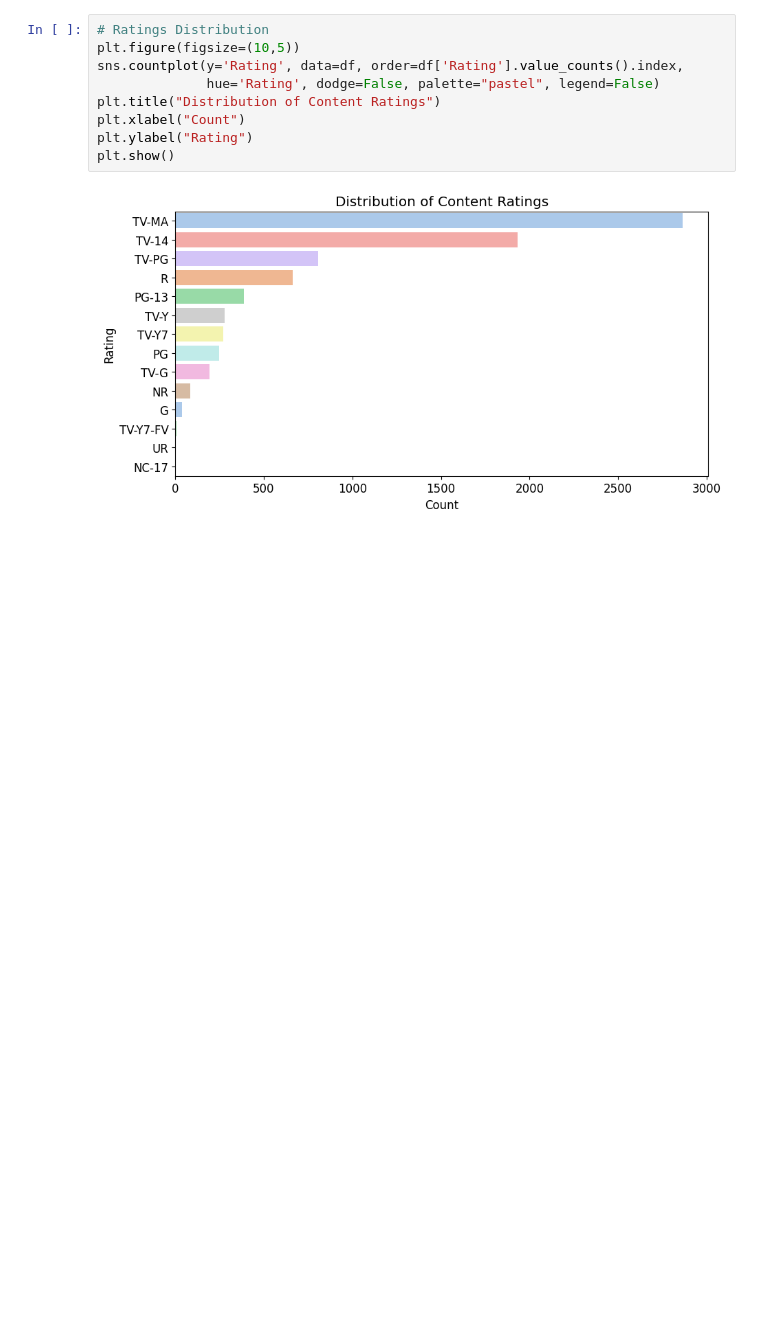
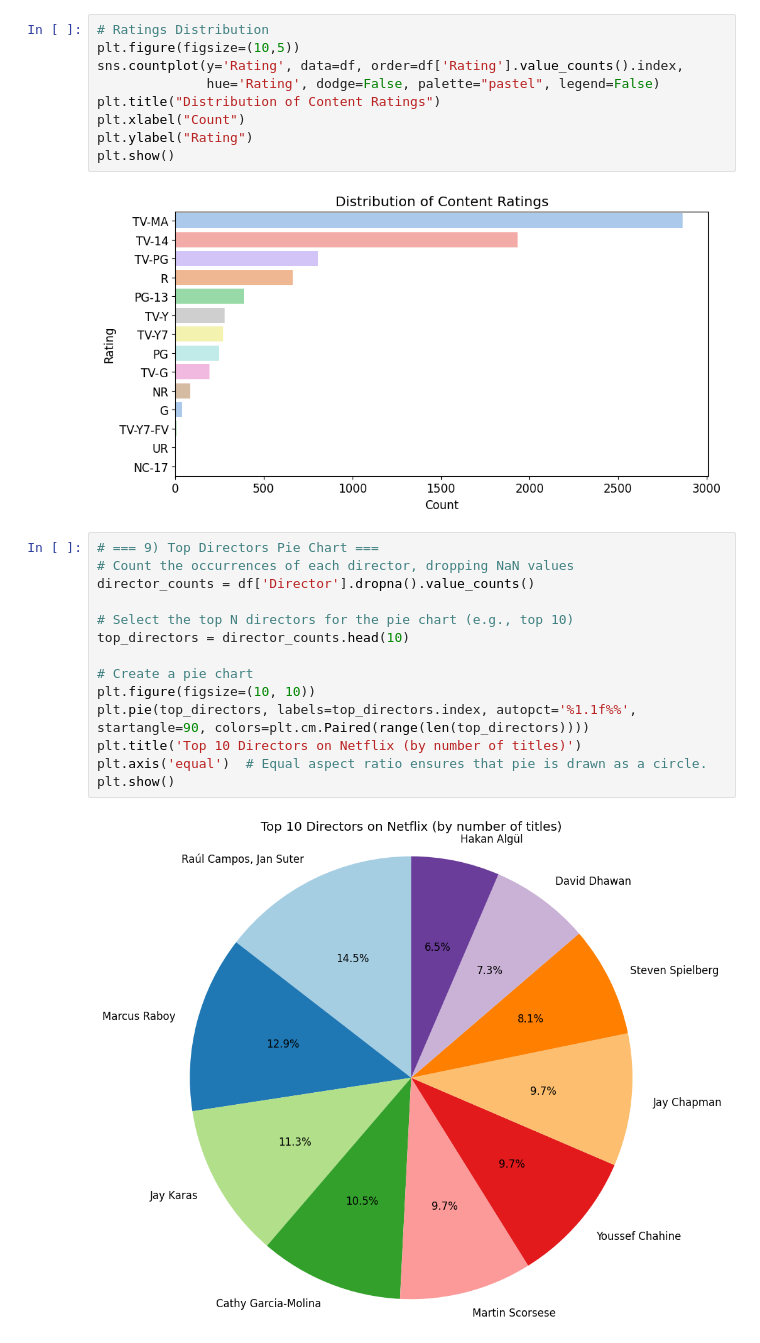
Before and after one commit to vivek8085/VOIS_AICTE_Oct2025_MajorProject_Vivek-Suresh-Lokolakar, a Jupyter notebook: Netflix_analysis.ipynb, the cells around one changed output. Drawn from its saved outputs; the diff is of its cells as text; blank space fills up the shorter version.

```diff
--- a/Netflix_analysis.ipynb
+++ b/Netflix_analysis.ipynb
@@ -303,3 +303,19 @@ plt.ylabel("Rating")
 plt.show()
 # %% [output]
 [figure]
+# %%
+# === 9) Top Directors Pie Chart ===
+# Count the occurrences of each director, dropping NaN values
+director_counts = df['Director'].dropna().value_counts()
+
+# Select the top N directors for the pie chart (e.g., top 10)
+top_directors = director_counts.head(10)
+
+# Create a pie chart
+plt.figure(figsize=(10, 10))
+plt.pie(top_directors, labels=top_directors.index, autopct='%1.1f%%', startangle=90, colors=plt.cm.Paired(range(len(top_directors))))
+plt.title('Top 10 Directors on Netflix (by number of titles)')
+plt.axis('equal')  # Equal aspect ratio ensures that pie is drawn as a circle.
+plt.show()
+# %% [output]
+[figure, added]
```
